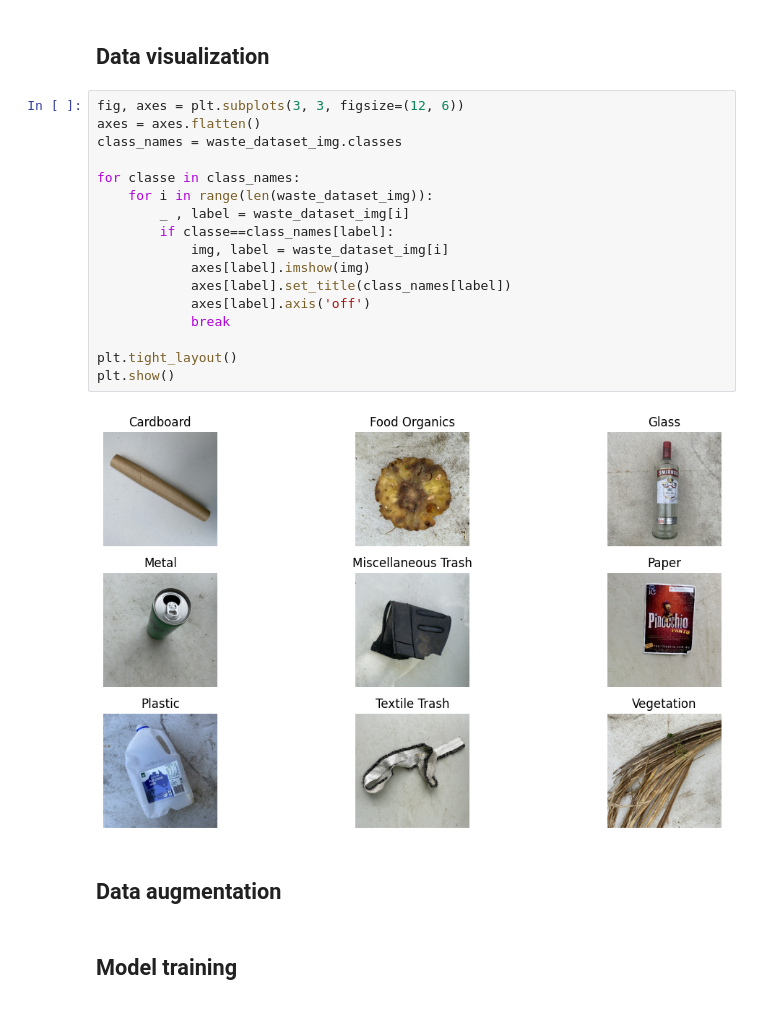
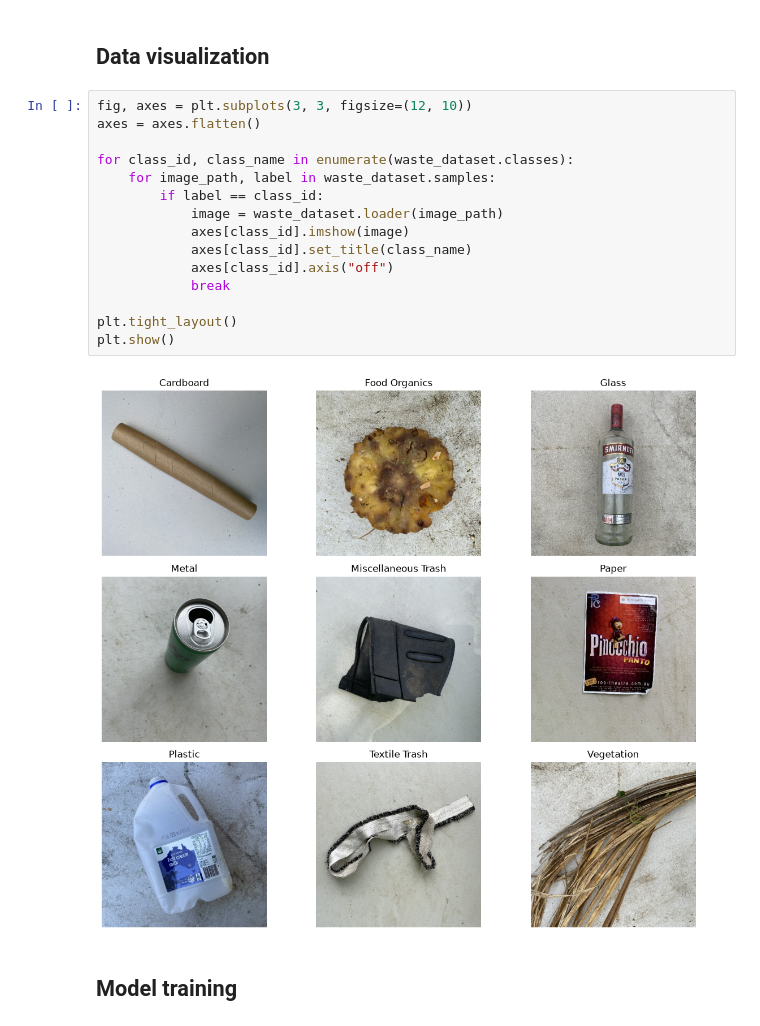
Before and after one commit to GuillaumeDemets/Classification-waste, a Jupyter notebook: main.ipynb, the cells around one changed output. Cells and saved outputs as stored; diff of their text form.

Commit message:
[UPDATE] - Correct data visualization

```diff
--- a/main.ipynb
+++ b/main.ipynb
@@ -66,26 +61,22 @@ Test size dataset : 950
 # %% [markdown]
 ## Data visualization
 # %%
-fig, axes = plt.subplots(3, 3, figsize=(12, 6))
+fig, axes = plt.subplots(3, 3, figsize=(12, 10))
 axes = axes.flatten()
-class_names = waste_dataset_img.classes
 
-for classe in class_names:
-    for i in range(len(waste_dataset_img)):
-        _ , label = waste_dataset_img[i]
-        if classe==class_names[label]:
-            img, label = waste_dataset_img[i]
-            axes[label].imshow(img)
-            axes[label].set_title(class_names[label])
-            axes[label].axis('off')
+for class_id, class_name in enumerate(waste_dataset.classes):
+    for image_path, label in waste_dataset.samples:
+        if label == class_id:
+            image = waste_dataset.loader(image_path)
+            axes[class_id].imshow(image)
+            axes[class_id].set_title(class_name)
+            axes[class_id].axis("off")
             break
 
 plt.tight_layout()
 plt.show()
 # %% [output]
-[figure, old version]
+[figure, new version]
-# %% [markdown]
-## Data augmentation
 # %% [markdown]
 ## Model training
 # %%
```
Also changed, not shown: parts of 1 cell of this notebook.
